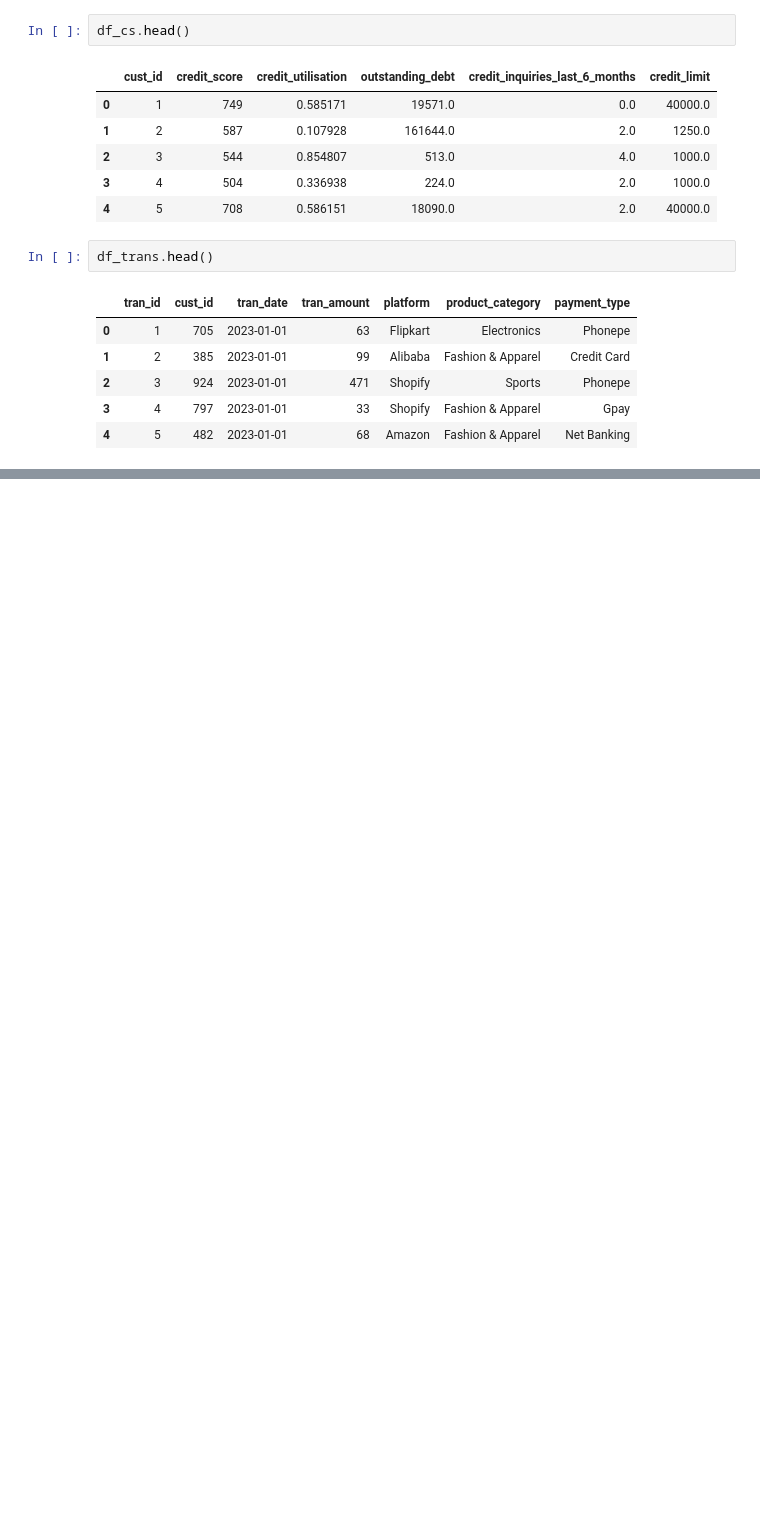
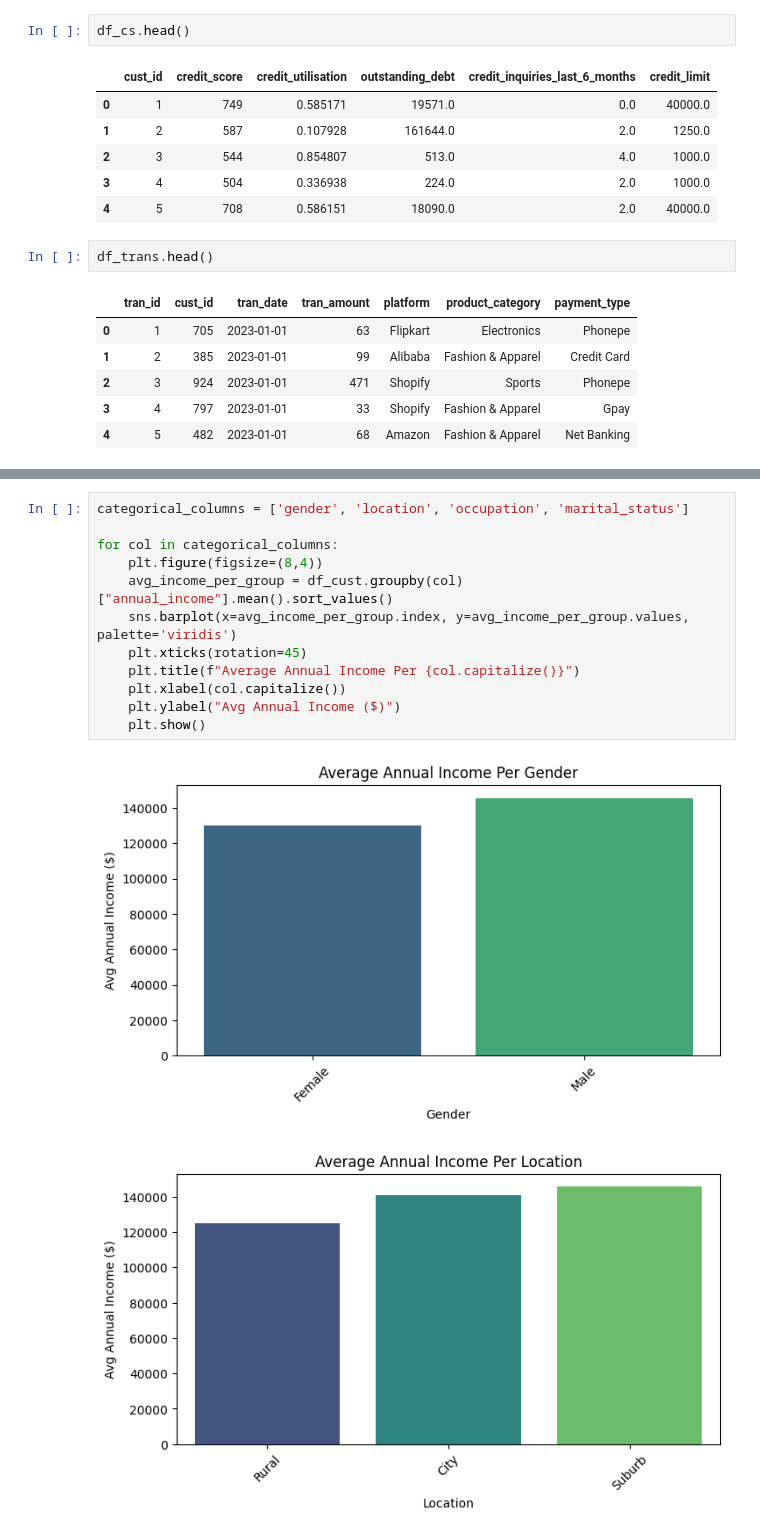
Before and after one commit to HMurawski/credit_card_launch, a Jupyter notebook: main.ipynb, the cells around one changed output, grey strips where cells are left out. Saved outputs shown, nothing was run; the diff lists cells and outputs as text; blank space fills up the shorter version.

```diff
--- a/main.ipynb
+++ b/main.ipynb
@@ -115,0 +196,15 @@ df_trans.head()
+# %%
+categorical_columns = ['gender', 'location', 'occupation', 'marital_status']
+
+for col in categorical_columns:
+    plt.figure(figsize=(8,4))
+    avg_income_per_group = df_cust.groupby(col)["annual_income"].mean().sort_values()
+    sns.barplot(x=avg_income_per_group.index, y=avg_income_per_group.values, palette='viridis')
+    plt.xticks(rotation=45)
+    plt.title(f"Average Annual Income Per {col.capitalize()}")
+    plt.xlabel(col.capitalize())
+    plt.ylabel("Avg Annual Income ($)")
+    plt.show()
+# %% [output]
+[figure, added]
+[figure, added]
```
Also changed, not shown: parts of 23 cells of this notebook.
